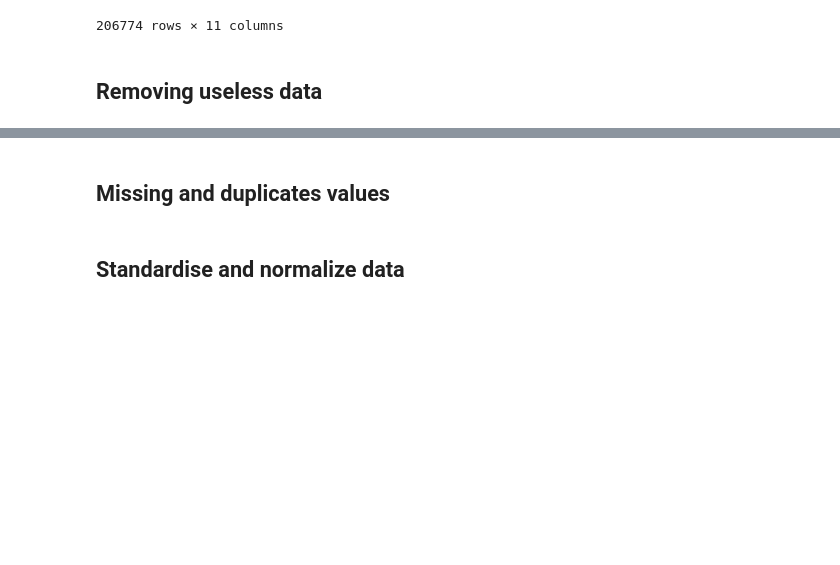
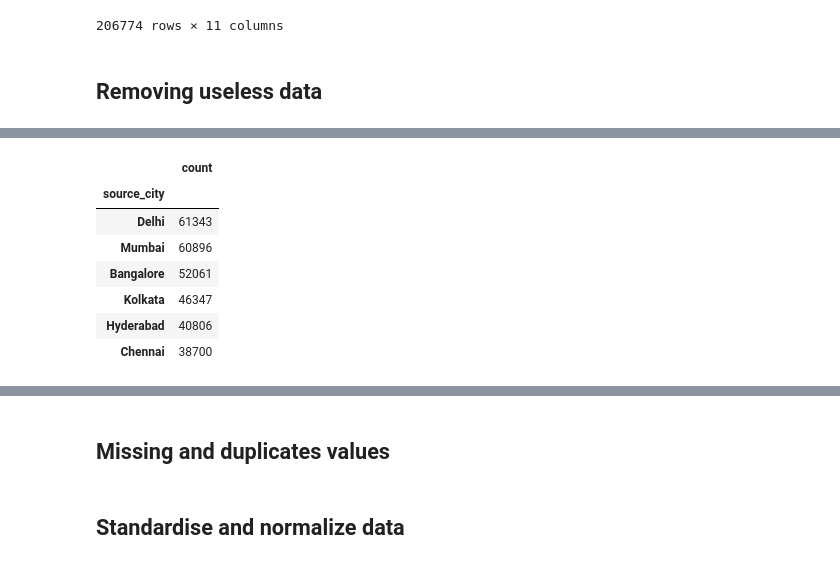
Before and after one commit to Pyame/Flight-Price-Prediction, a Jupyter notebook: main.ipynb, the cells around one changed output, grey strips where cells are left out. Drawn from its saved outputs; the diff is of its cells as text; code cells hidden in the pictures; blank space fills up the shorter version.

```diff
--- a/main.ipynb
+++ b/main.ipynb
@@ -73,0 +91,12 @@ df_economy
+# %%
+# Liczność poszczególnych miast startowych
+df_clean['source_city'].value_counts().to_frame()
+# %% [output]
+|  | count |
+| source_city |  |
+| Delhi | 61343 |
+| Mumbai | 60896 |
+| Bangalore | 52061 |
+| Kolkata | 46347 |
+| Hyderabad | 40806 |
+| Chennai | 38700 |
```
Also changed, not shown: parts of 12 cells of this notebook.
